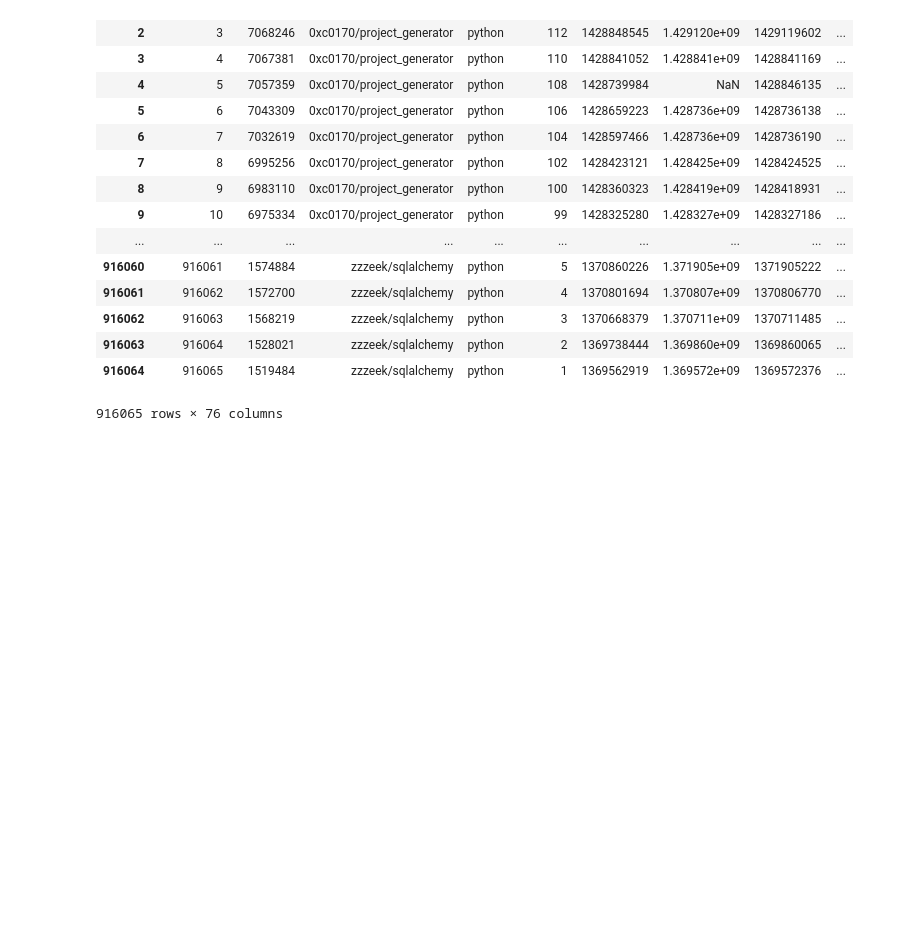
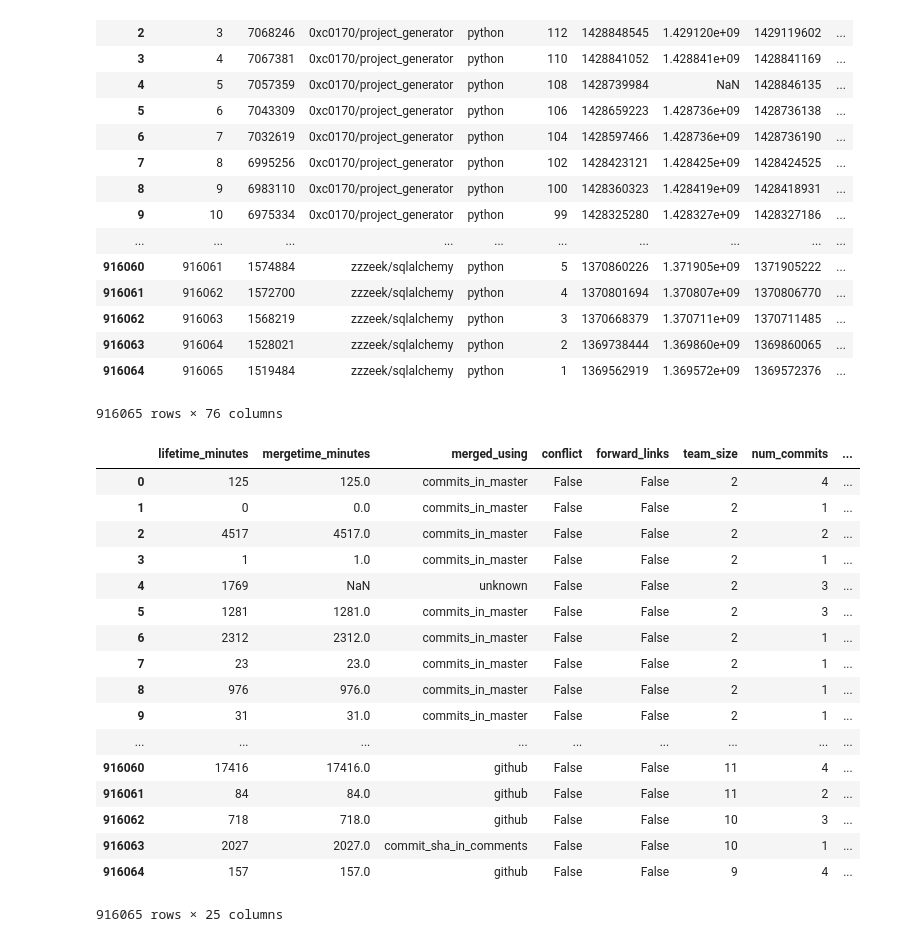
Before and after one commit to jjhartmann/pullreqs, a Jupyter notebook: AnalysisPandasNewData.ipynb, the cells around one changed output. Cells and saved outputs as stored; diff of their text form; code cells hidden in the pictures; blank space fills up the shorter version.

```diff
--- a/AnalysisPandasNewData.ipynb
+++ b/AnalysisPandasNewData.ipynb
@@ -504,3 +504,30 @@ alldata
 | 916063 | 916064 | 1528021 | zzzeek/sqlalchemy | python | 2 | 1369738444 | 1.369860e+09 | 1369860065 | ... |
 | 916064 | 916065 | 1519484 | zzzeek/sqlalchemy | python | 1 | 1369562919 | 1.369572e+09 | 1369572376 | ... |
 916065 rows × 76 columns
+# %%
+alldata.loc[:,['lifetime_minutes', 'mergetime_minutes', 'merged_using', 'conflict',
+       'forward_links', 'team_size', 'num_commits', 'num_comments',
+       'files_changed', 'perc_external_contribs', 'sloc', 'src_churn',
+       'test_churn', 'commits_on_files_touched', 'test_lines_per_kloc',
+       'test_cases_per_kloc', 'asserts_per_kloc', 'watchers', 'requester',
+       'prev_pullreqs', 'requester_succ_rate', 'followers', 'intra_branch',
+       'main_team_member', 'merged']]
+# %% [output]
+|  | lifetime_minutes | mergetime_minutes | merged_using | conflict | forward_links | team_size | num_commits | ... |
+| 0 | 125 | 125.0 | commits_in_master | False | False | 2 | 4 | ... |
+| 1 | 0 | 0.0 | commits_in_master | False | False | 2 | 1 | ... |
+| 2 | 4517 | 4517.0 | commits_in_master | False | False | 2 | 2 | ... |
+| 3 | 1 | 1.0 | commits_in_master | False | False | 2 | 1 | ... |
+| 4 | 1769 | NaN | unknown | False | False | 2 | 3 | ... |
+| 5 | 1281 | 1281.0 | commits_in_master | False | False | 2 | 3 | ... |
+| 6 | 2312 | 2312.0 | commits_in_master | False | False | 2 | 1 | ... |
+| 7 | 23 | 23.0 | commits_in_master | False | False | 2 | 1 | ... |
+| 8 | 976 | 976.0 | commits_in_master | False | False | 2 | 1 | ... |
+| 9 | 31 | 31.0 | commits_in_master | False | False | 2 | 1 | ... |
+| ... | ... | ... | ... | ... | ... | ... | ... | ... |
+| 916060 | 17416 | 17416.0 | github | False | False | 11 | 4 | ... |
+| 916061 | 84 | 84.0 | github | False | False | 11 | 2 | ... |
+| 916062 | 718 | 718.0 | github | False | False | 10 | 3 | ... |
+| 916063 | 2027 | 2027.0 | commit_sha_in_comments | False | False | 10 | 1 | ... |
+| 916064 | 157 | 157.0 | github | False | False | 9 | 4 | ... |
+916065 rows × 25 columns
```
Also changed, not shown: 21 other files.
